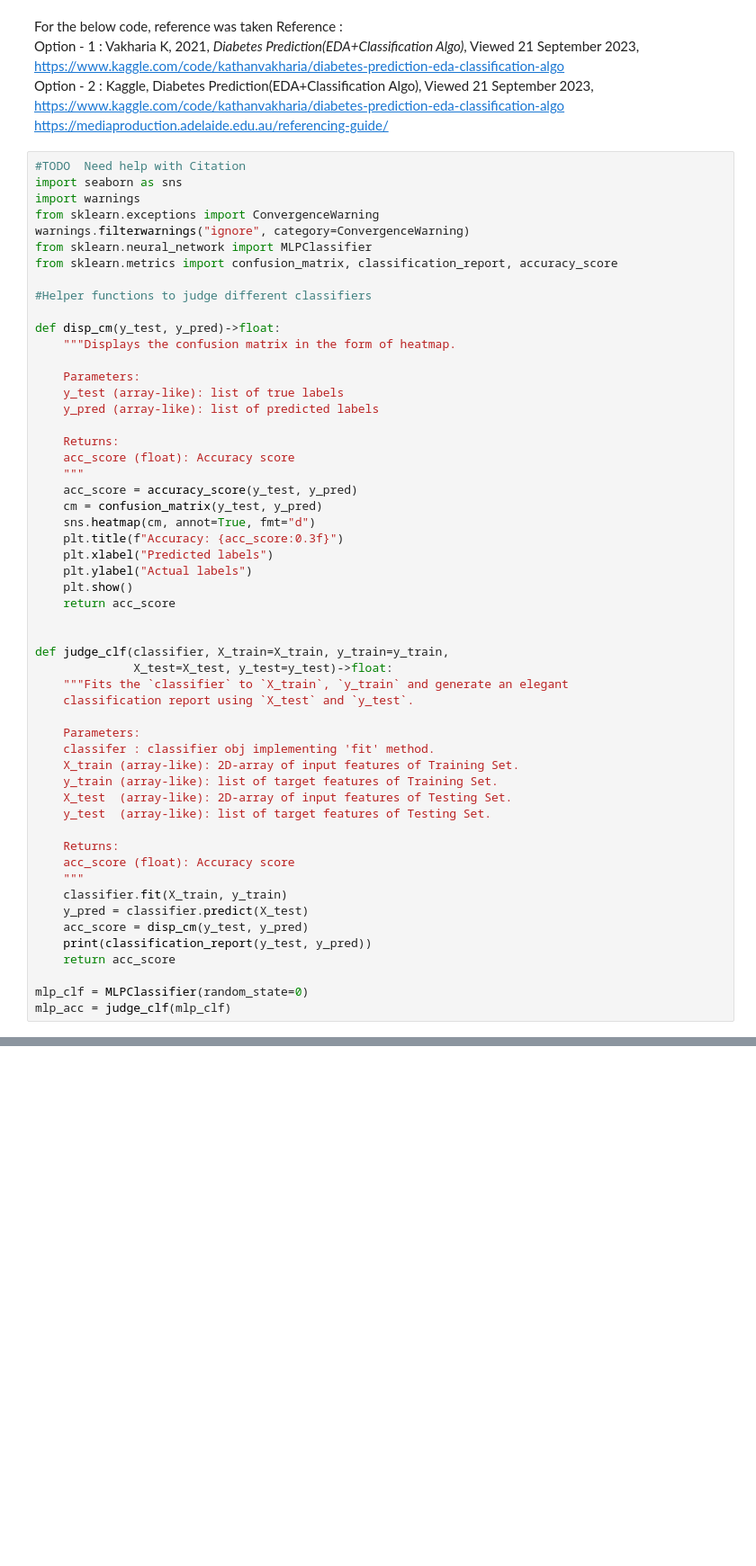
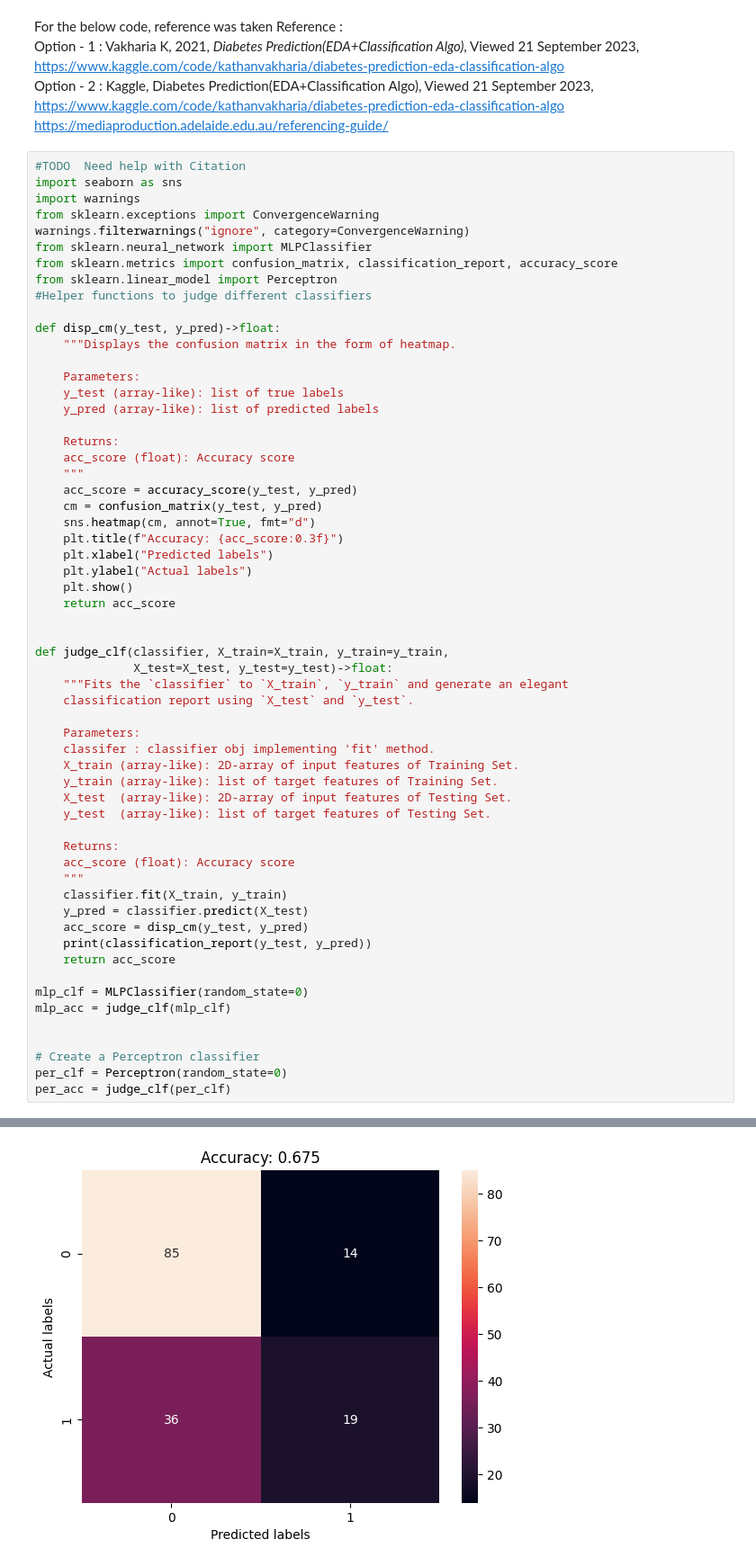
Before and after one commit to aditya-524/DiabetesPredictor-SLP, a Jupyter notebook: implementation_alpha.ipynb, the cells around one changed output, grey strips where cells are left out. Shown at 90% size. Drawn from its saved outputs; the diff is of its cells as text; blank space fills up the shorter version.

Commit message:
scikit perceptron done

```diff
--- a/implementation_alpha.ipynb
+++ b/implementation_alpha.ipynb
@@ -109,7 +120,7 @@ from sklearn.exceptions import ConvergenceWarning
 warnings.filterwarnings("ignore", category=ConvergenceWarning)
 from sklearn.neural_network import MLPClassifier
 from sklearn.metrics import confusion_matrix, classification_report, accuracy_score
-
+from sklearn.linear_model import Perceptron
 #Helper functions to judge different classifiers
 
 def disp_cm(y_test, y_pred)->float:
@@ -138,30 +149,36 @@ def judge_clf(classifier, X_train=X_train, y_train=y_train,
     classification report using `X_test` and `y_test`.
 
     Parameters:
     classifer : classifier obj implementing 'fit' method.
     X_train (array-like): 2D-array of input features of Training Set.
     y_train (array-like): list of target features of Training Set.
     X_test  (array-like): 2D-array of input features of Testing Set.
     y_test  (array-like): list of target features of Testing Set.
 
     Returns:
     acc_score (float): Accuracy score
     """
     classifier.fit(X_train, y_train)
     y_pred = classifier.predict(X_test)
     acc_score = disp_cm(y_test, y_pred)
     print(classification_report(y_test, y_pred))
     return acc_score
 
 mlp_clf = MLPClassifier(random_state=0)
 mlp_acc = judge_clf(mlp_clf)
+
+
+# Create a Perceptron classifier
+per_clf = Perceptron(random_state=0)
+per_acc = judge_clf(per_clf)
 # %% [output]
 [figure]
               precision    recall  f1-score   support
 
            0       0.80      0.79      0.80        99
            1       0.63      0.65      0.64        55
 
     accuracy                           0.74       154
    macro avg       0.72      0.72      0.72       154
 weighted avg       0.74      0.74      0.74       154
+[figure, added]
```
Also changed, not shown: parts of 3 cells of this notebook, 15 other files.
